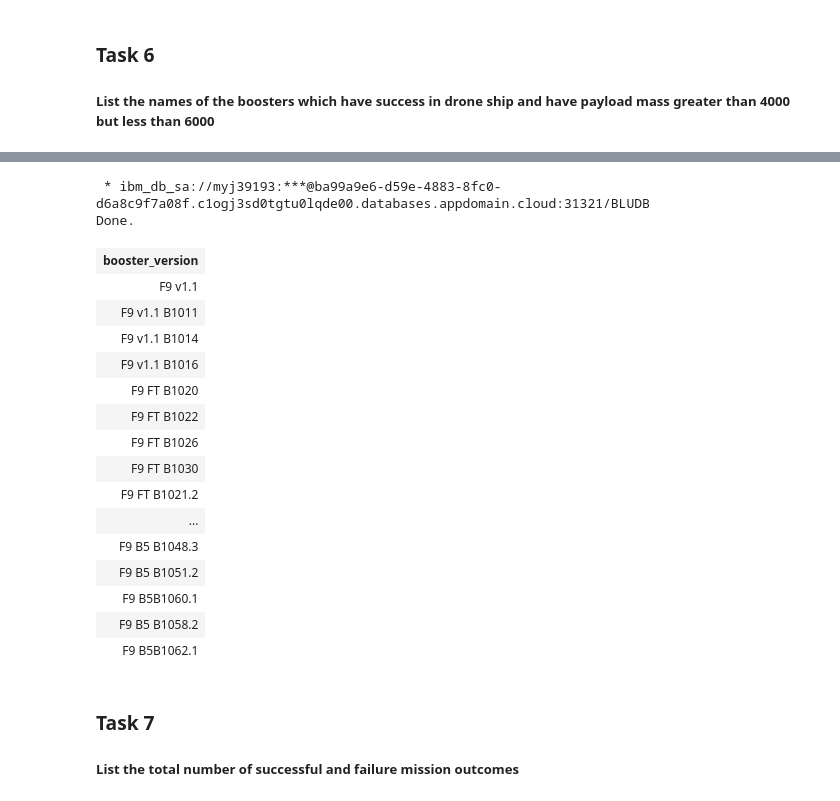
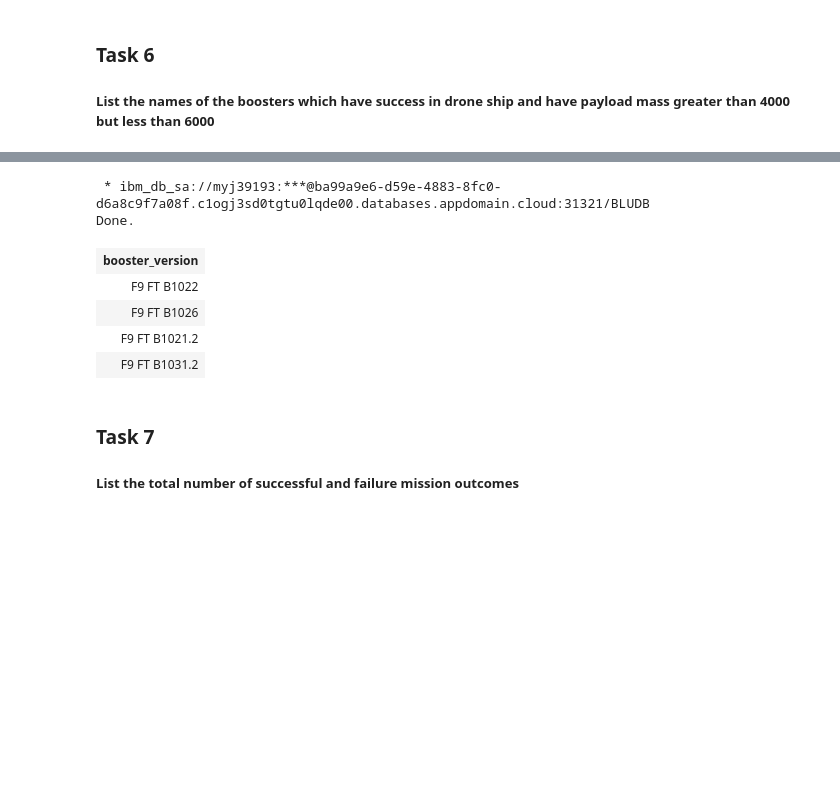
Before and after one commit to jensen-davies/ibm-data-science-guided-project, a Jupyter notebook: EDA SQL Lab.ipynb, the cells around one changed output, grey strips where cells are left out. Drawn from its saved outputs; the diff is of its cells as text; code cells hidden in the pictures; blank space fills up the shorter version.

```diff
--- a/EDA SQL Lab.ipynb
+++ b/EDA SQL Lab.ipynb
@@ -203,26 +225,16 @@ Done.
 # %%
 %%sql
 select booster_version from spacex
 where payload_mass__kg_ between 4000 and 6000
+and landing__outcome = 'Success (drone ship)'
 # %% [output]
  * ibm_db_sa://myj39193:***@ba99a9e6-d59e-4883-8fc0-d6a8c9f7a08f.c1ogj3sd0tgtu0lqde00.databases.appdomain.cloud:31321/BLUDB
 Done.
 | booster_version |
-| F9 v1.1 |
-| F9 v1.1 B1011 |
-| F9 v1.1 B1014 |
-| F9 v1.1 B1016 |
-| F9 FT B1020 |
 | F9 FT B1022 |
 | F9 FT B1026 |
-| F9 FT B1030 |
 | F9 FT B1021.2 |
-| ... |
-| F9 B5 B1048.3 |
-| F9 B5 B1051.2 |
-| F9 B5B1060.1 |
-| F9 B5 B1058.2 |
-| F9 B5B1062.1 |
+| F9 FT B1031.2 |
 # %% [markdown]
 ### Task 7
 
```
Also changed, not shown: parts of 2 cells of this notebook.
